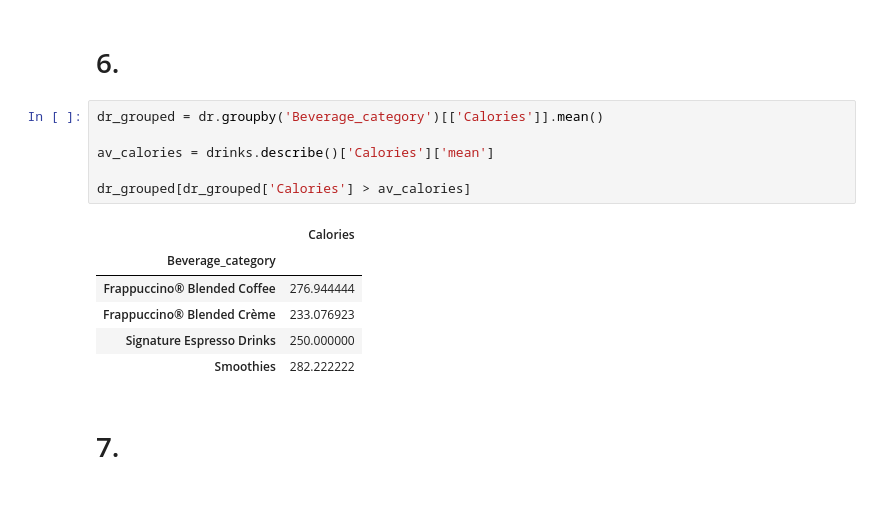
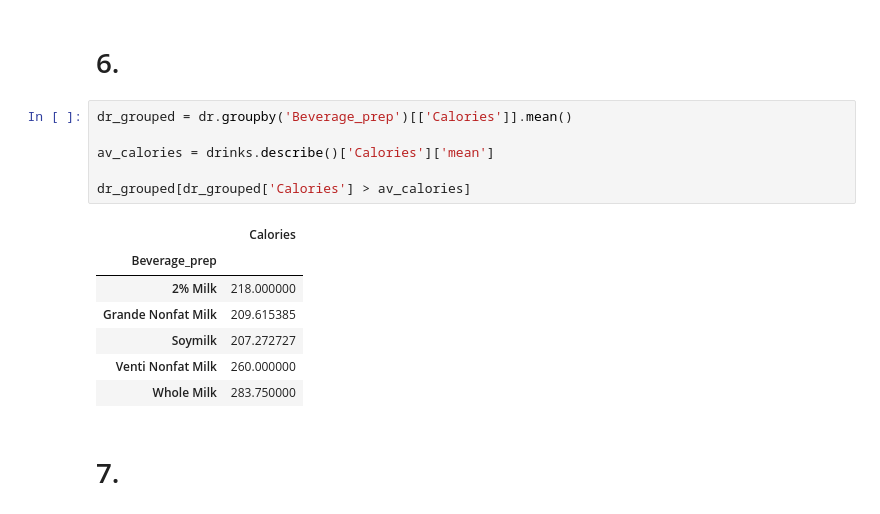
Before and after one commit to Reutersvard/codeclan_homework, a Jupyter notebook: week_12/day_2/hw_w12d2.ipynb, the cells around one changed output. Drawn from its saved outputs; the diff is of its cells as text.

```diff
--- a/week_12/day_2/hw_w12d2.ipynb
+++ b/week_12/day_2/hw_w12d2.ipynb
@@ -125,18 +115,19 @@ dr.groupby('Beverage_category')[['Calories']].mean()
 # %% [markdown]
 # 6.
 # %%
-dr_grouped = dr.groupby('Beverage_category')[['Calories']].mean()
+dr_grouped = dr.groupby('Beverage_prep')[['Calories']].mean()
 
 av_calories = drinks.describe()['Calories']['mean']
 
 dr_grouped[dr_grouped['Calories'] > av_calories]
 # %% [output]
 |  | Calories |
-| Beverage_category |  |
-| Frappuccino® Blended Coffee | 276.944444 |
-| Frappuccino® Blended Crème | 233.076923 |
-| Signature Espresso Drinks | 250.000000 |
-| Smoothies | 282.222222 |
+| Beverage_prep |  |
+| 2% Milk | 218.000000 |
+| Grande Nonfat Milk | 209.615385 |
+| Soymilk | 207.272727 |
+| Venti Nonfat Milk | 260.000000 |
+| Whole Milk | 283.750000 |
 # %% [markdown]
 # 7.
 # %%
```
Also changed, not shown: parts of 4 cells of this notebook.
